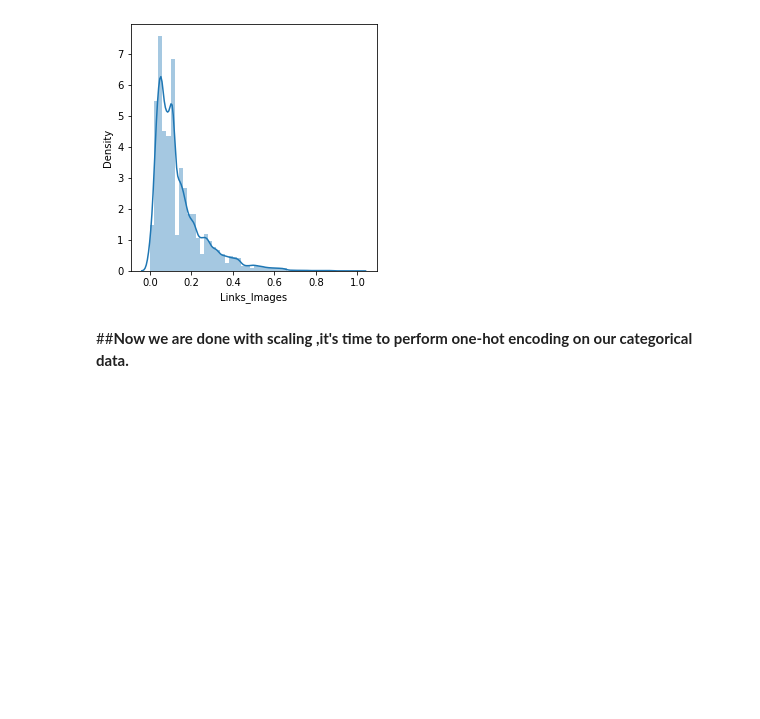
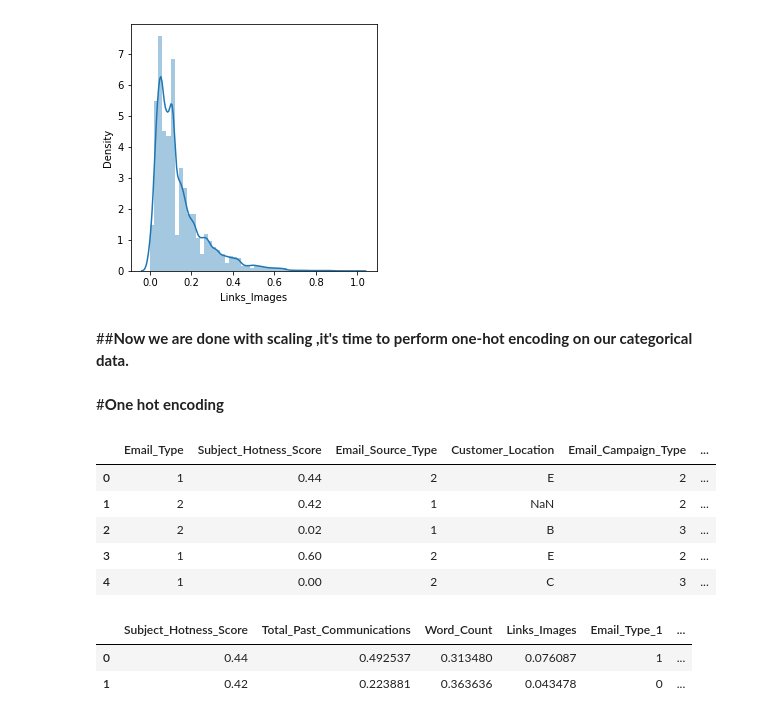
Before and after one commit to Akramkhan01/Email-Campaign-Effectiveness-Prediction-Capstone-Project, a Jupyter notebook: Email_Campaign_Effectiveness_Prediction.ipynb, the cells around one changed output. Saved outputs shown, nothing was run; the diff lists cells and outputs as text; code cells hidden in the pictures; blank space fills up the shorter version.

Commit message:
One Hot Encoding

```diff
--- a/Email_Campaign_Effectiveness_Prediction.ipynb
+++ b/Email_Campaign_Effectiveness_Prediction.ipynb
@@ -682,3 +683,14 @@ for c in numerical_col:
 [figure]
 # %% [markdown]
 ##**Now we are done with scaling ,it's time to perform one-hot encoding on our categorical data.**
+# %% [markdown]
+#**One hot encoding**
+# %%
+email_data.head()
+# %% [output]
+|  | Email_Type | Subject_Hotness_Score | Email_Source_Type | Customer_Location | Email_Campaign_Type | ... |
+| 0 | 1 | 0.44 | 2 | E | 2 | ... |
+| 1 | 2 | 0.42 | 1 | NaN | 2 | ... |
+| 2 | 2 | 0.02 | 1 | B | 3 | ... |
+| 3 | 1 | 0.60 | 2 | E | 2 | ... |
+| 4 | 1 | 0.00 | 2 | C | 3 | ... |
@@ -685,3 +702,15 @@ for c in numerical_col:
+# %%
+#Pushing Email_Status at last of the DataFrame
+list_of_col=list(email_data.columns)
+list_of_col.remove('Email_Status')
+list_of_col.append('Email_Status')
+list_of_col
+email_data=email_data[list_of_col]
+email_data.head(2)
+# %% [output]
+|  | Subject_Hotness_Score | Total_Past_Communications | Word_Count | Links_Images | Email_Type_1 | ... |
+| 0 | 0.44 | 0.492537 | 0.313480 | 0.076087 | 1 | ... |
+| 1 | 0.42 | 0.223881 | 0.363636 | 0.043478 | 0 | ... |
 # %%
 # import the seaborn library
 import seaborn as sns
```
Also changed, not shown: parts of 8 cells of this notebook.
